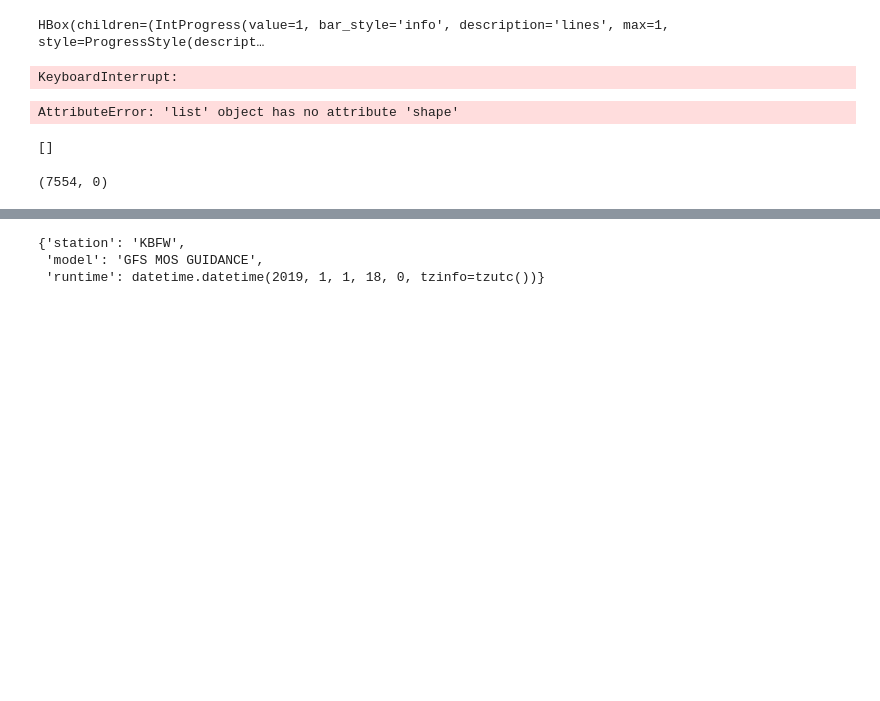
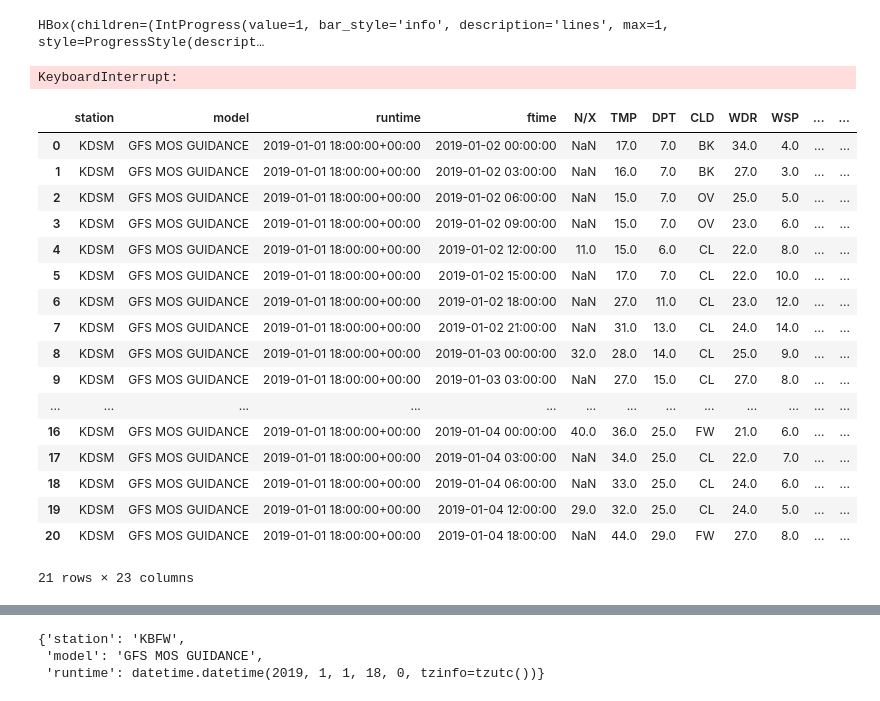
Before and after one commit to ccny-glasslab/mosparse, a Jupyter notebook: raw_mav.ipynb, the cells around one changed output, grey strips where cells are left out. Drawn from its saved outputs; the diff is of its cells as text; code cells hidden in the pictures; blank space fills up the shorter version.

Commit message:
Added write station

```diff
--- a/raw_mav.ipynb
+++ b/raw_mav.ipynb
@@ -15,34 +19,25 @@ path = "mav201901.t18z.gz"
 empty= re.compile(b'\s+\n')
 newline = re.compile(b'1\n')
 # %%
-x=0
-s=0
 station = []
-dfs = []
+stations = []
 with gzip.open(path, 'r') as f:
     for i, line in tqdm_notebook(enumerate(f), desc='lines'):
         if empty.match(line):
-            try:
-                dfs.append(mp.parse_station(station))
-                s+=1
-            except ValueError as e:
-                print(e)
-                print(station)
-                x+=1
-            except KeyError as e:
-                print(e)
-                print(station)
-                x+=1
-            except IndexError as e:
-                print(e)
-                print(station)
-                x+=1
-            finally:
-                station = []
+            stations.append(station)
+            station = []
         elif newline.match(line):
             pass
         else:
             station.append(line.decode())
 # %% [output]
 HBox(children=(IntProgress(value=1, bar_style='info', description='lines', max=1, style=ProgressStyle(descript…
-KeyboardInterrupt:
+# %%
+#parallize this against list of stations
+with Pool(processes=4) as p:
+    dfs = p.map(mp.parse_station, stations)
+
+
+#mp.parse_station(station)
+# %% [output]
+KeyboardInterrupt:
@@ -49,14 +46,23 @@ KeyboardInterrupt:
 # %%
-dfs.shape
+dfs[714]
 # %% [output]
+|  | station | model | runtime | ftime | N/X | TMP | DPT | CLD | WDR | WSP | ... | ... |
+| 0 | KDSM | GFS MOS GUIDANCE | 2019-01-01 18:00:00+00:00 | 2019-01-02 00:00:00 | NaN | 17.0 | 7.0 | BK | 34.0 | 4.0 | ... | ... |
+| 1 | KDSM | GFS MOS GUIDANCE | 2019-01-01 18:00:00+00:00 | 2019-01-02 03:00:00 | NaN | 16.0 | 7.0 | BK | 27.0 | 3.0 | ... | ... |
+| 2 | KDSM | GFS MOS GUIDANCE | 2019-01-01 18:00:00+00:00 | 2019-01-02 06:00:00 | NaN | 15.0 | 7.0 | OV | 25.0 | 5.0 | ... | ... |
+| 3 | KDSM | GFS MOS GUIDANCE | 2019-01-01 18:00:00+00:00 | 2019-01-02 09:00:00 | NaN | 15.0 | 7.0 | OV | 23.0 | 6.0 | ... | ... |
+| 4 | KDSM | GFS MOS GUIDANCE | 2019-01-01 18:00:00+00:00 | 2019-01-02 12:00:00 | 11.0 | 15.0 | 6.0 | CL | 22.0 | 8.0 | ... | ... |
+| 5 | KDSM | GFS MOS GUIDANCE | 2019-01-01 18:00:00+00:00 | 2019-01-02 15:00:00 | NaN | 17.0 | 7.0 | CL | 22.0 | 10.0 | ... | ... |
+| 6 | KDSM | GFS MOS GUIDANCE | 2019-01-01 18:00:00+00:00 | 2019-01-02 18:00:00 | NaN | 27.0 | 11.0 | CL | 23.0 | 12.0 | ... | ... |
+| 7 | KDSM | GFS MOS GUIDANCE | 2019-01-01 18:00:00+00:00 | 2019-01-02 21:00:00 | NaN | 31.0 | 13.0 | CL | 24.0 | 14.0 | ... | ... |
+| 8 | KDSM | GFS MOS GUIDANCE | 2019-01-01 18:00:00+00:00 | 2019-01-03 00:00:00 | 32.0 | 28.0 | 14.0 | CL | 25.0 | 9.0 | ... | ... |
+| 9 | KDSM | GFS MOS GUIDANCE | 2019-01-01 18:00:00+00:00 | 2019-01-03 03:00:00 | NaN | 27.0 | 15.0 | CL | 27.0 | 8.0 | ... | ... |
+| ... | ... | ... | ... | ... | ... | ... | ... | ... | ... | ... | ... | ... |
+| 16 | KDSM | GFS MOS GUIDANCE | 2019-01-01 18:00:00+00:00 | 2019-01-04 00:00:00 | 40.0 | 36.0 | 25.0 | FW | 21.0 | 6.0 | ... | ... |
+| 17 | KDSM | GFS MOS GUIDANCE | 2019-01-01 18:00:00+00:00 | 2019-01-04 03:00:00 | NaN | 34.0 | 25.0 | CL | 22.0 | 7.0 | ... | ... |
+| 18 | KDSM | GFS MOS GUIDANCE | 2019-01-01 18:00:00+00:00 | 2019-01-04 06:00:00 | NaN | 33.0 | 25.0 | CL | 24.0 | 6.0 | ... | ... |
+| 19 | KDSM | GFS MOS GUIDANCE | 2019-01-01 18:00:00+00:00 | 2019-01-04 12:00:00 | 29.0 | 32.0 | 25.0 | CL | 24.0 | 5.0 | ... | ... |
+| 20 | KDSM | GFS MOS GUIDANCE | 2019-01-01 18:00:00+00:00 | 2019-01-04 18:00:00 | NaN | 44.0 | 29.0 | FW | 27.0 | 8.0 | ... | ... |
-AttributeError: 'list' object has no attribute 'shape'
+21 rows × 23 columns
-# %%
-station
-# %% [output]
-[]
 # %%
 dfs[714].to_csv('kdsm_x.csv')
-# %%
-s,x
-# %% [output]
-(7554, 0)
```
Also changed, not shown: parts of 9 cells of this notebook, 1 other file.
